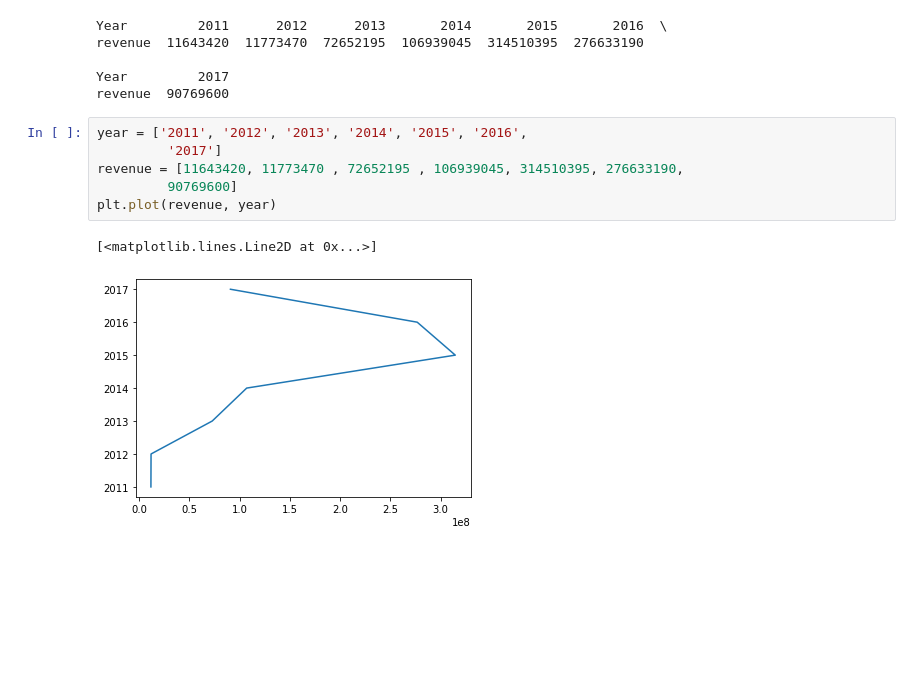
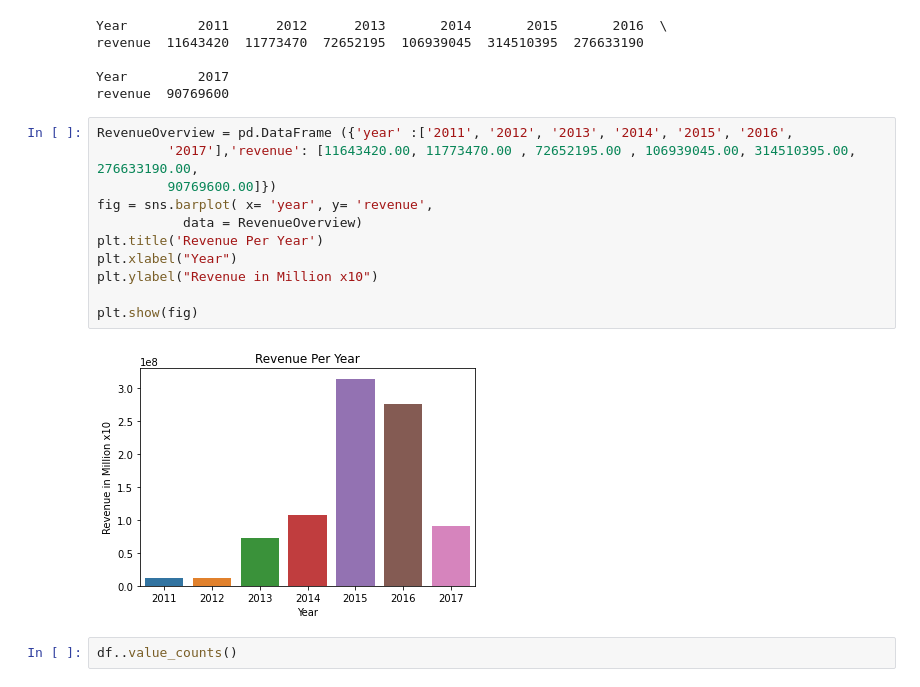
Before and after one commit to LilianDorst/UCDProject, a Jupyter notebook: udemy.ipynb, the cells around one changed output. Saved outputs shown, nothing was run; the diff lists cells and outputs as text; blank space fills up the shorter version.

```diff
--- a/udemy.ipynb
+++ b/udemy.ipynb
@@ -347,11 +279,17 @@ revenue  11643420  11773470  72652195  106939045  314510395  276633190
 Year         2017
 revenue  90769600
 # %%
-year = ['2011', '2012', '2013', '2014', '2015', '2016',
-         '2017']
-revenue = [11643420, 11773470 , 72652195 , 106939045, 314510395, 276633190,
-         90769600]
-plt.plot(revenue, year)
+RevenueOverview = pd.DataFrame ({'year' :['2011', '2012', '2013', '2014', '2015', '2016',
+         '2017'],'revenue': [11643420.00, 11773470.00 , 72652195.00 , 106939045.00, 314510395.00, 276633190.00,
+         90769600.00]})
+fig = sns.barplot( x= 'year', y= 'revenue',
+           data = RevenueOverview)
+plt.title('Revenue Per Year')
+plt.xlabel("Year")
+plt.ylabel("Revenue in Million x10")
+
+plt.show(fig)
 # %% [output]
-[<matplotlib.lines.Line2D at 0x...>]
-[figure, old version]
+[figure, new version]
+# %%
+df..value_counts()
```
Also changed, not shown: parts of 4 cells of this notebook.
